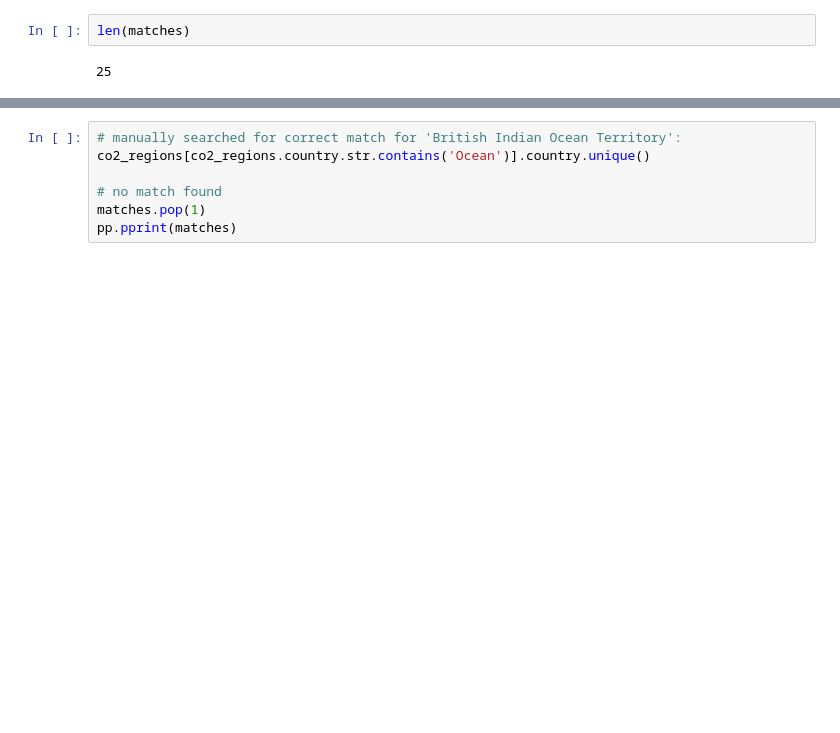
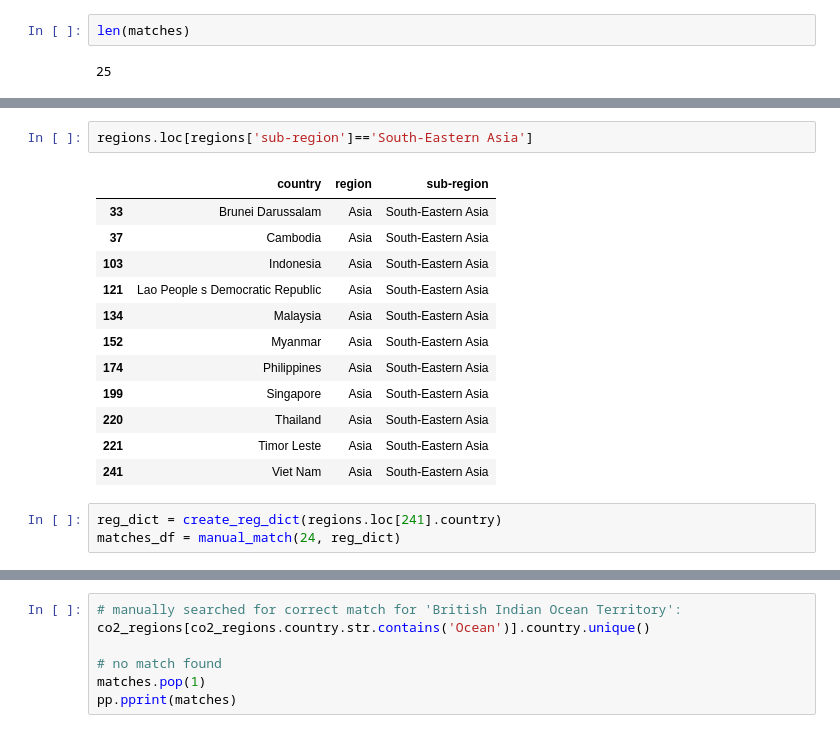
Before and after one commit to limegimlet/data_analysis_gapminder_co2, a Jupyter notebook: gapminder/investigate_gapminder_co2_data.ipynb, the cells around one changed output, grey strips where cells are left out. Drawn from its saved outputs; the diff is of its cells as text; blank space fills up the shorter version.

```diff
--- a/gapminder/investigate_gapminder_co2_data.ipynb
+++ b/gapminder/investigate_gapminder_co2_data.ipynb
@@ -904,0 +780,18 @@ merge_test = merge_test.update
+# %%
+regions.loc[regions['sub-region']=='South-Eastern Asia']
+# %% [output]
+|  | country | region | sub-region |
+| 33 | Brunei Darussalam | Asia | South-Eastern Asia |
+| 37 | Cambodia | Asia | South-Eastern Asia |
+| 103 | Indonesia | Asia | South-Eastern Asia |
+| 121 | Lao People s Democratic Republic | Asia | South-Eastern Asia |
+| 134 | Malaysia | Asia | South-Eastern Asia |
+| 152 | Myanmar | Asia | South-Eastern Asia |
+| 174 | Philippines | Asia | South-Eastern Asia |
+| 199 | Singapore | Asia | South-Eastern Asia |
+| 220 | Thailand | Asia | South-Eastern Asia |
+| 221 | Timor Leste | Asia | South-Eastern Asia |
+| 241 | Viet Nam | Asia | South-Eastern Asia |
+# %%
+reg_dict = create_reg_dict(regions.loc[241].country)
+matches_df = manual_match(24, reg_dict)
```
Also changed, not shown: parts of 85 cells of this notebook.
